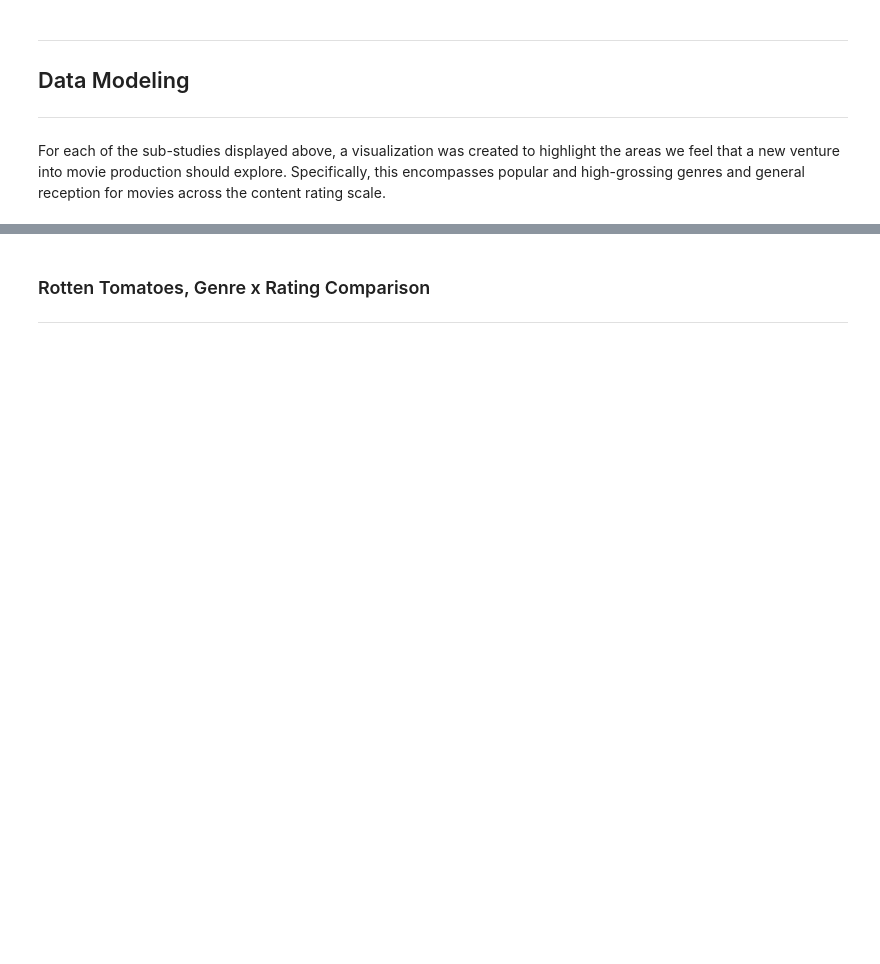
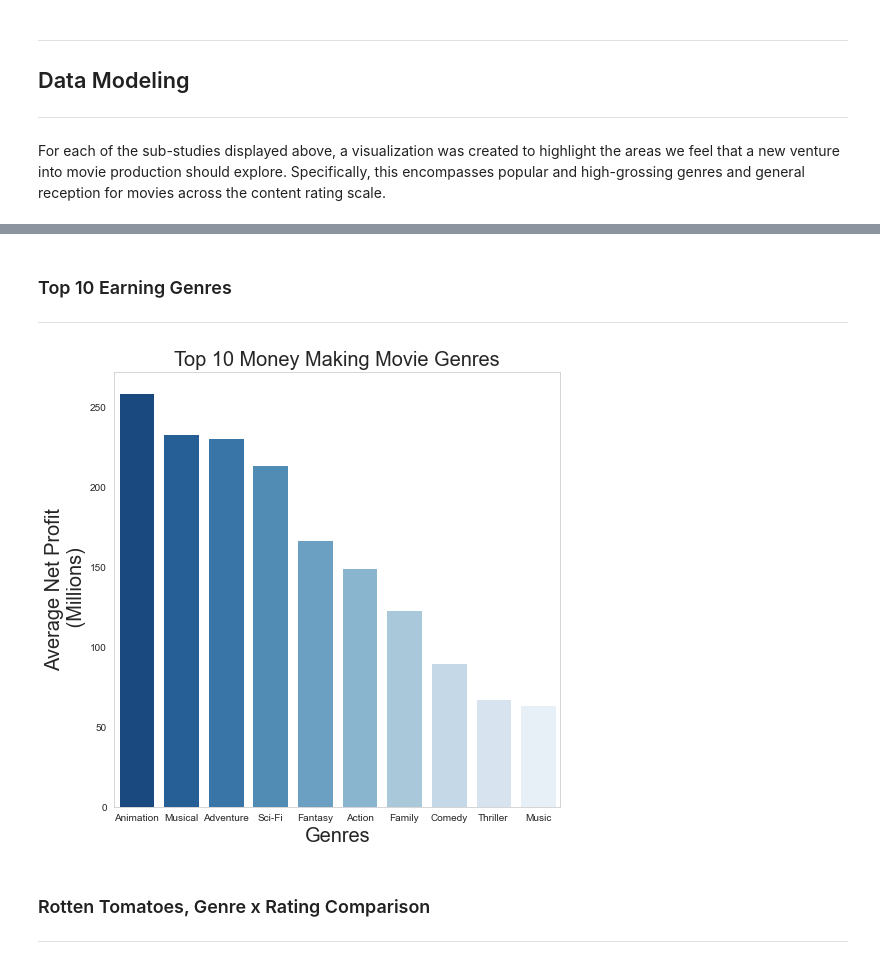
Before and after one commit to iansharff/microsoft_movies, a Jupyter notebook: project_hollywood.ipynb, the cells around one changed output, grey strips where cells are left out. Drawn from its saved outputs; the diff is of its cells as text; code cells hidden in the pictures; blank space fills up the shorter version.

```diff
--- a/project_hollywood.ipynb
+++ b/project_hollywood.ipynb
@@ -393,3 +423,19 @@ For each of the sub-studies displayed above, a visualization was created to high
+# %% [markdown]
+### Top 10 Earning Genres
+
+***
+# %%
+sns.set_style("whitegrid", {'axes.grid' : False})
+#plot scatter plot: weighted average vs avg number of votes vs avg total gross
+plt.figure(figsize = (8,8))
+sns.barplot(data=top_earning_genres, x='genres',y= 'earnings_in_millions', palette="Blues_r")
+plt.xlabel('Genres', size=20)
+plt.ylabel('Average Net Profit\n (Millions)', size=20)
+plt.title('Top 10 Money Making Movie Genres', size=20)
+
+plt.savefig('eddie.png', dpi=80, bbox_inches='tight')
+# %% [output]
+[figure, added]
 # %% [markdown]
 ### Rotten Tomatoes, Genre x Rating Comparison
 
```
Also changed, not shown: parts of 6 cells of this notebook, 1 other file.
